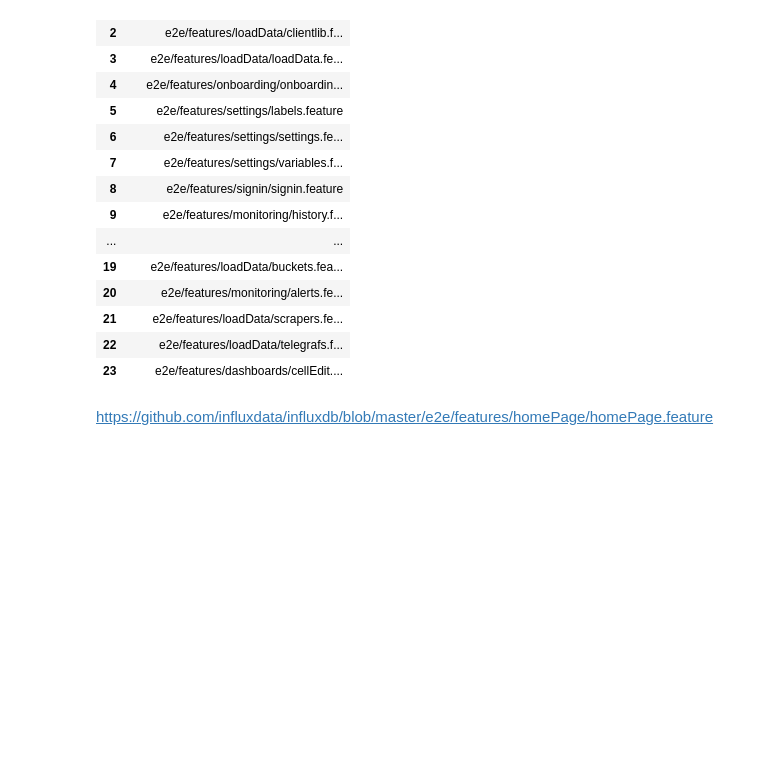
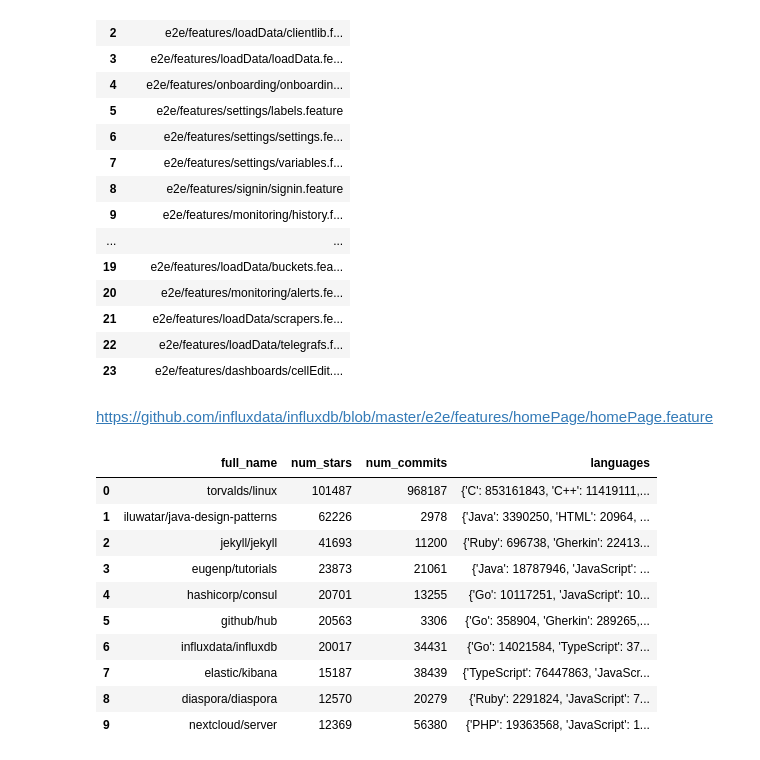
Before and after one commit to CodeOneTwo/software-composition-seminar, a Jupyter notebook: Documentation.ipynb, the cells around one changed output. Cells and saved outputs as stored; diff of their text form; code cells hidden in the pictures; blank space fills up the shorter version.

```diff
--- a/Documentation.ipynb
+++ b/Documentation.ipynb
@@ -98,3 +126,21 @@ pd.DataFrame(feature_files, columns=[['feature_files']])
 | 23 | e2e/features/dashboards/cellEdit.... |
 # %% [markdown]
 <https://github.com/influxdata/influxdb/blob/master/e2e/features/homePage/homePage.feature>
+# %%
+# either the manual gathered stuff
+with open('./data/manual_feature_file_list.pickle', 'rb') as file:
+    repos= pickle.load(file)
+df = pd.DataFrame(repos)
+df[['full_name','num_stars','num_commits','languages']].head(10)
+# %% [output]
+|  | full_name | num_stars | num_commits | languages |
+| 0 | torvalds/linux | 101487 | 968187 | {'C': 853161843, 'C++': 11419111,... |
+| 1 | iluwatar/java-design-patterns | 62226 | 2978 | {'Java': 3390250, 'HTML': 20964, ... |
+| 2 | jekyll/jekyll | 41693 | 11200 | {'Ruby': 696738, 'Gherkin': 22413... |
+| 3 | eugenp/tutorials | 23873 | 21061 | {'Java': 18787946, 'JavaScript': ... |
+| 4 | hashicorp/consul | 20701 | 13255 | {'Go': 10117251, 'JavaScript': 10... |
+| 5 | github/hub | 20563 | 3306 | {'Go': 358904, 'Gherkin': 289265,... |
+| 6 | influxdata/influxdb | 20017 | 34431 | {'Go': 14021584, 'TypeScript': 37... |
+| 7 | elastic/kibana | 15187 | 38439 | {'TypeScript': 76447863, 'JavaScr... |
+| 8 | diaspora/diaspora | 12570 | 20279 | {'Ruby': 2291824, 'JavaScript': 7... |
+| 9 | nextcloud/server | 12369 | 56380 | {'PHP': 19363568, 'JavaScript': 1... |
```
Also changed, not shown: parts of 4 cells of this notebook, 28 other files.
